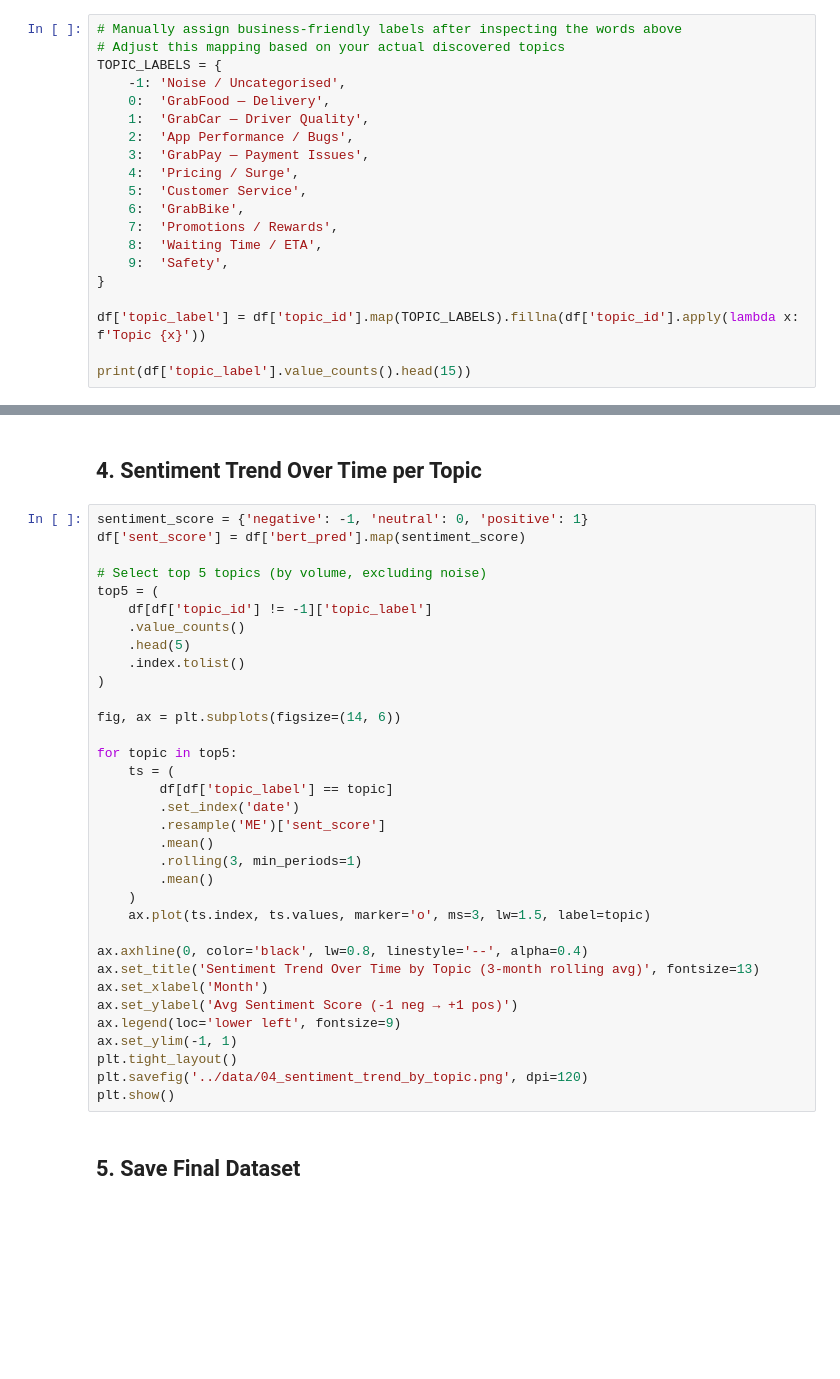
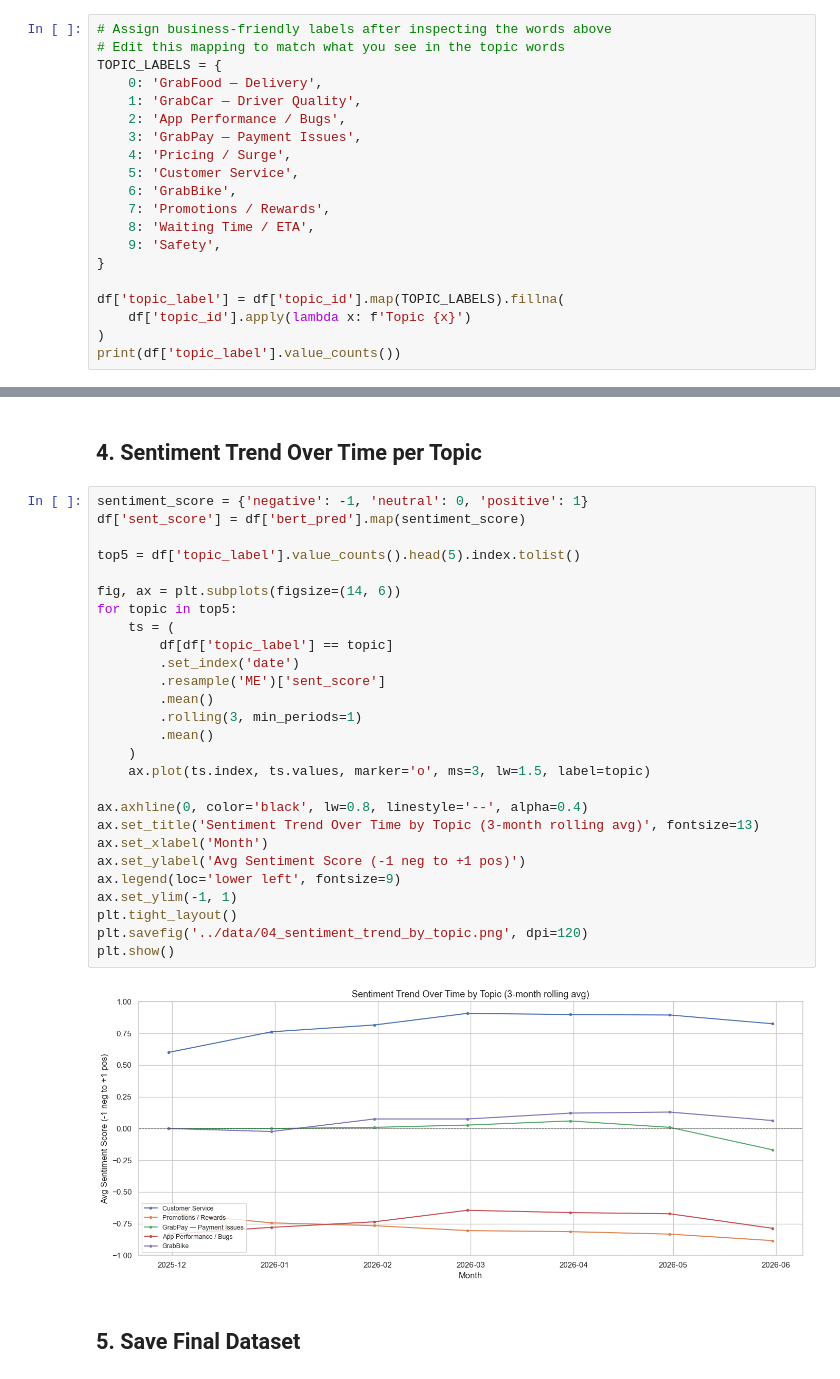
Before and after one commit to rounddragonsyl/grab-sentiment-analysis, a Jupyter notebook: notebooks/04_topic_modelling.ipynb, the cells around one changed output, grey strips where cells are left out. Drawn from its saved outputs; the diff is of its cells as text; blank space fills up the shorter version.

```diff
--- a/notebooks/04_topic_modelling.ipynb
+++ b/notebooks/04_topic_modelling.ipynb
@@ -80,20 +92,20 @@ for tid in topic_info['Topic'].head(15):
 # %%
-# Manually assign business-friendly labels after inspecting the words above
-# Adjust this mapping based on your actual discovered topics
+# Assign business-friendly labels after inspecting the words above
+# Edit this mapping to match what you see in the topic words
 TOPIC_LABELS = {
-    -1: 'Noise / Uncategorised',
-    0:  'GrabFood — Delivery',
-    1:  'GrabCar — Driver Quality',
-    2:  'App Performance / Bugs',
-    3:  'GrabPay — Payment Issues',
-    4:  'Pricing / Surge',
-    5:  'Customer Service',
-    6:  'GrabBike',
-    7:  'Promotions / Rewards',
-    8:  'Waiting Time / ETA',
-    9:  'Safety',
+    0: 'GrabFood — Delivery',
+    1: 'GrabCar — Driver Quality',
+    2: 'App Performance / Bugs',
+    3: 'GrabPay — Payment Issues',
+    4: 'Pricing / Surge',
+    5: 'Customer Service',
+    6: 'GrabBike',
+    7: 'Promotions / Rewards',
+    8: 'Waiting Time / ETA',
+    9: 'Safety',
 }
 
-df['topic_label'] = df['topic_id'].map(TOPIC_LABELS).fillna(df['topic_id'].apply(lambda x: f'Topic {x}'))
-
-print(df['topic_label'].value_counts().head(15))
+df['topic_label'] = df['topic_id'].map(TOPIC_LABELS).fillna(
+    df['topic_id'].apply(lambda x: f'Topic {x}')
+)
+print(df['topic_label'].value_counts())
@@ -148,37 +186,32 @@ plt.show()
 # %%
 sentiment_score = {'negative': -1, 'neutral': 0, 'positive': 1}
 df['sent_score'] = df['bert_pred'].map(sentiment_score)
 
-# Select top 5 topics (by volume, excluding noise)
-top5 = (
-    df[df['topic_id'] != -1]['topic_label']
-    .value_counts()
-    .head(5)
-    .index.tolist()
-)
+top5 = df['topic_label'].value_counts().head(5).index.tolist()
 
 fig, ax = plt.subplots(figsize=(14, 6))
-
 for topic in top5:
     ts = (
         df[df['topic_label'] == topic]
         .set_index('date')
         .resample('ME')['sent_score']
         .mean()
         .rolling(3, min_periods=1)
         .mean()
     )
     ax.plot(ts.index, ts.values, marker='o', ms=3, lw=1.5, label=topic)
 
 ax.axhline(0, color='black', lw=0.8, linestyle='--', alpha=0.4)
 ax.set_title('Sentiment Trend Over Time by Topic (3-month rolling avg)', fontsize=13)
 ax.set_xlabel('Month')
-ax.set_ylabel('Avg Sentiment Score (-1 neg → +1 pos)')
+ax.set_ylabel('Avg Sentiment Score (-1 neg to +1 pos)')
 ax.legend(loc='lower left', fontsize=9)
 ax.set_ylim(-1, 1)
 plt.tight_layout()
 plt.savefig('../data/04_sentiment_trend_by_topic.png', dpi=120)
 plt.show()
+# %% [output]
+[figure, added]
 # %% [markdown]
 ## 5. Save Final Dataset
 # %%
```
Also changed, not shown: parts of 13 cells of this notebook, 2 other files.
